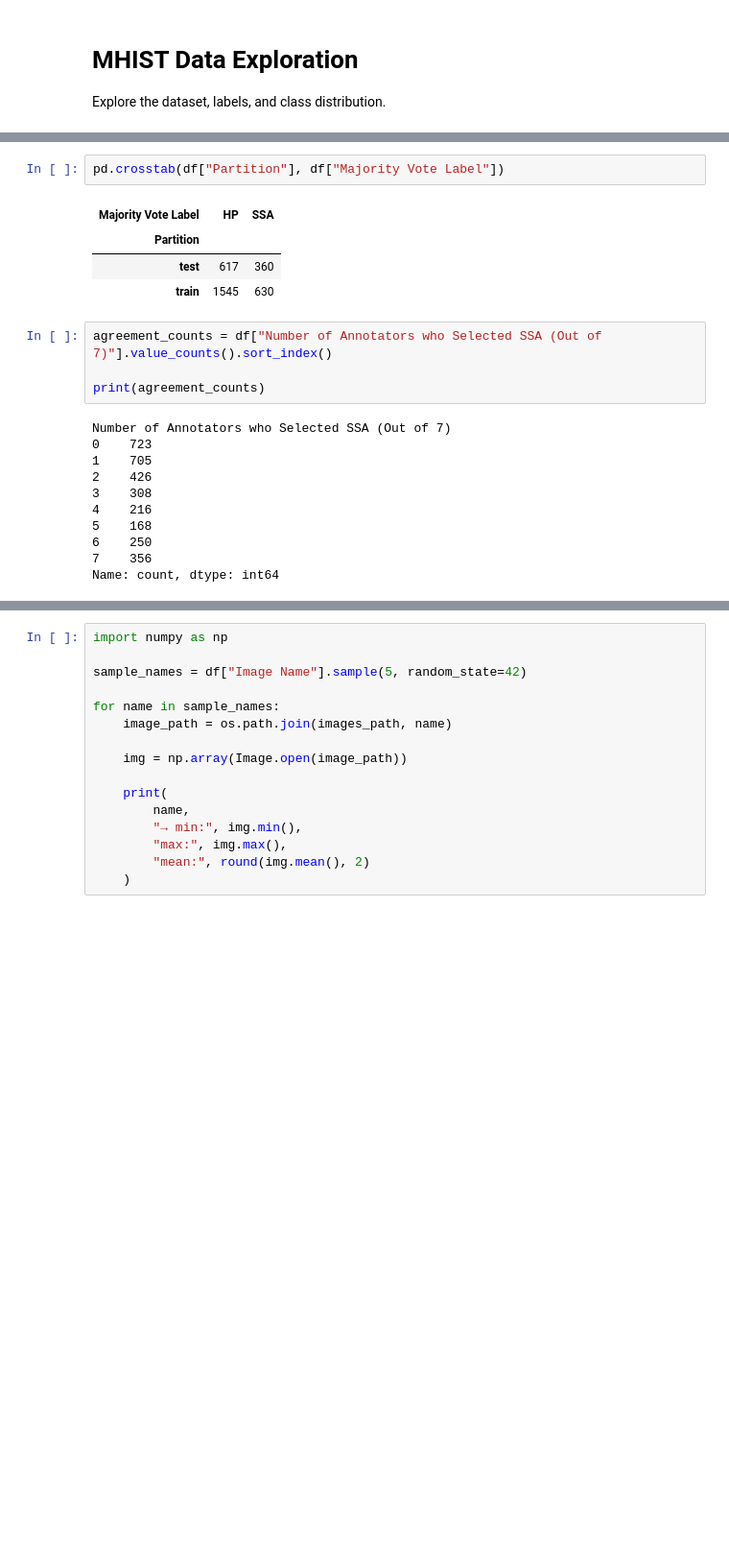
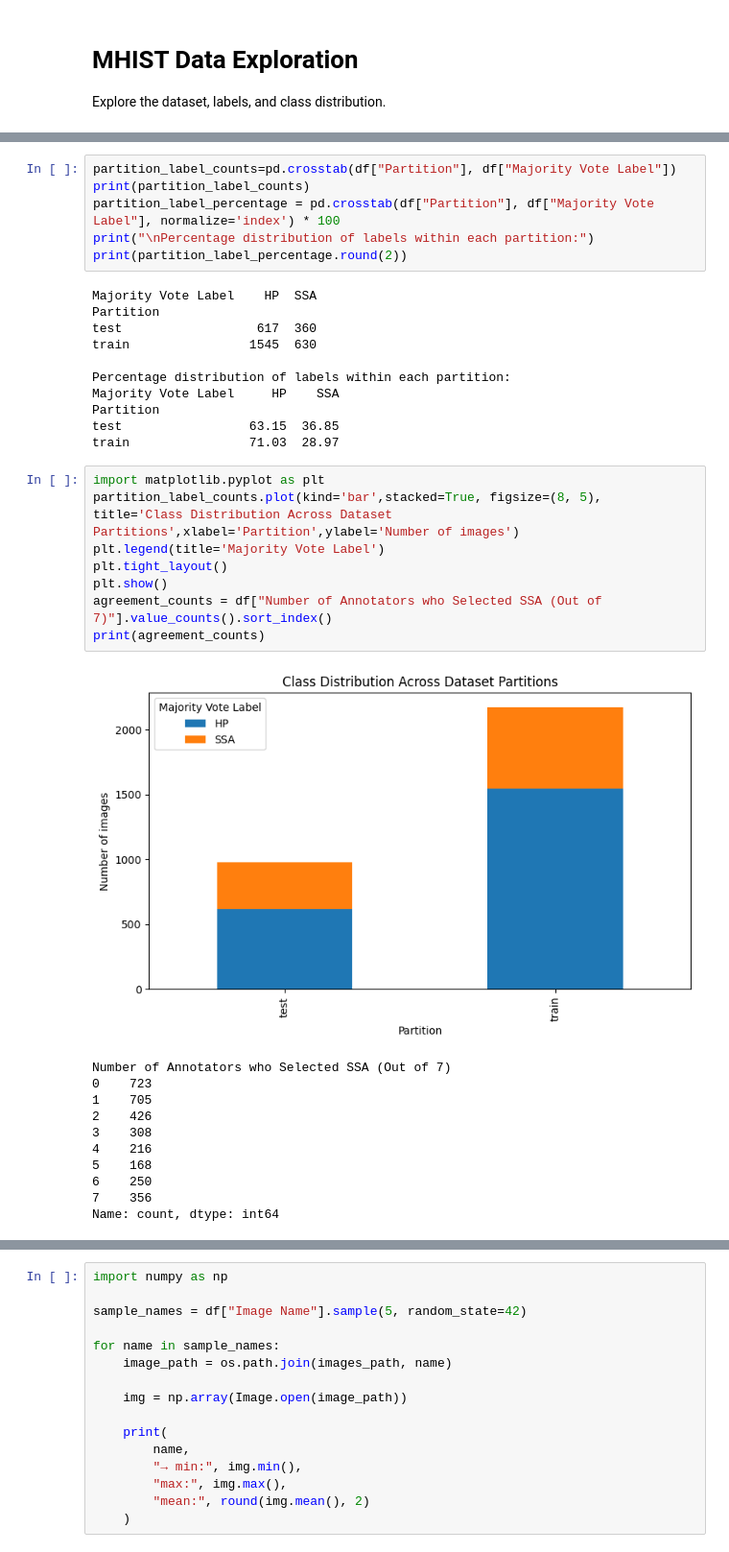
Before and after one commit to darpanmajumdar2006/Deep-learning-PBL-3, a Jupyter notebook: MHIST-Research/notebooks/01_exploration.ipynb, the cells around one changed output, grey strips where cells are left out. Shown at 96% size. Saved outputs shown, nothing was run; the diff lists cells and outputs as text; blank space fills up the shorter version.

```diff
--- a/MHIST-Research/notebooks/01_exploration.ipynb
+++ b/MHIST-Research/notebooks/01_exploration.ipynb
@@ -52,17 +69,32 @@ train    2175
 test      977
 Name: count, dtype: int64
 # %%
-pd.crosstab(df["Partition"], df["Majority Vote Label"])
+partition_label_counts=pd.crosstab(df["Partition"], df["Majority Vote Label"])
+print(partition_label_counts)
+partition_label_percentage = pd.crosstab(df["Partition"], df["Majority Vote Label"], normalize='index') * 100
+print("\nPercentage distribution of labels within each partition:")
+print(partition_label_percentage.round(2))
 # %% [output]
-| Majority Vote Label | HP | SSA |
-| Partition |  |  |
-| test | 617 | 360 |
-| train | 1545 | 630 |
+Majority Vote Label    HP  SSA
+Partition
+test                  617  360
+train                1545  630
+
+Percentage distribution of labels within each partition:
+Majority Vote Label     HP    SSA
+Partition
+test                 63.15  36.85
+train                71.03  28.97
 # %%
+import matplotlib.pyplot as plt
+partition_label_counts.plot(kind='bar',stacked=True, figsize=(8, 5), title='Class Distribution Across Dataset Partitions',xlabel='Partition',ylabel='Number of images')
+plt.legend(title='Majority Vote Label')
+plt.tight_layout()
+plt.show()
 agreement_counts = df["Number of Annotators who Selected SSA (Out of 7)"].value_counts().sort_index()
-
 print(agreement_counts)
 # %% [output]
+[figure, added]
 Number of Annotators who Selected SSA (Out of 7)
 0    723
 1    705
```
Also changed, not shown: parts of 18 cells of this notebook, 2 other files.
